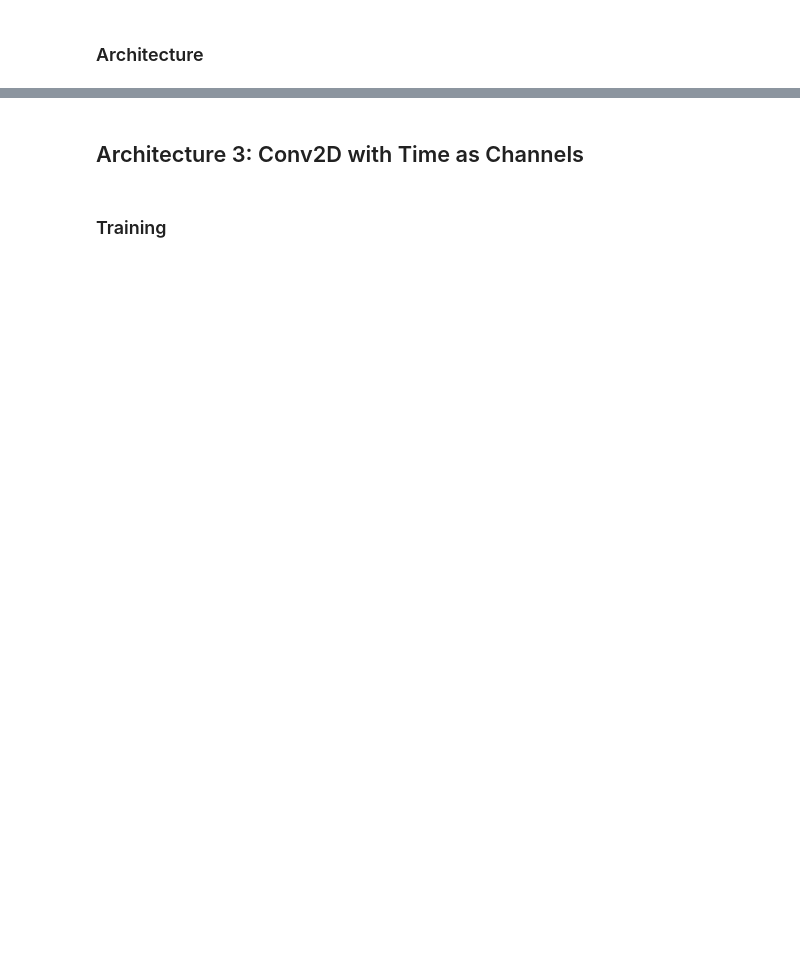
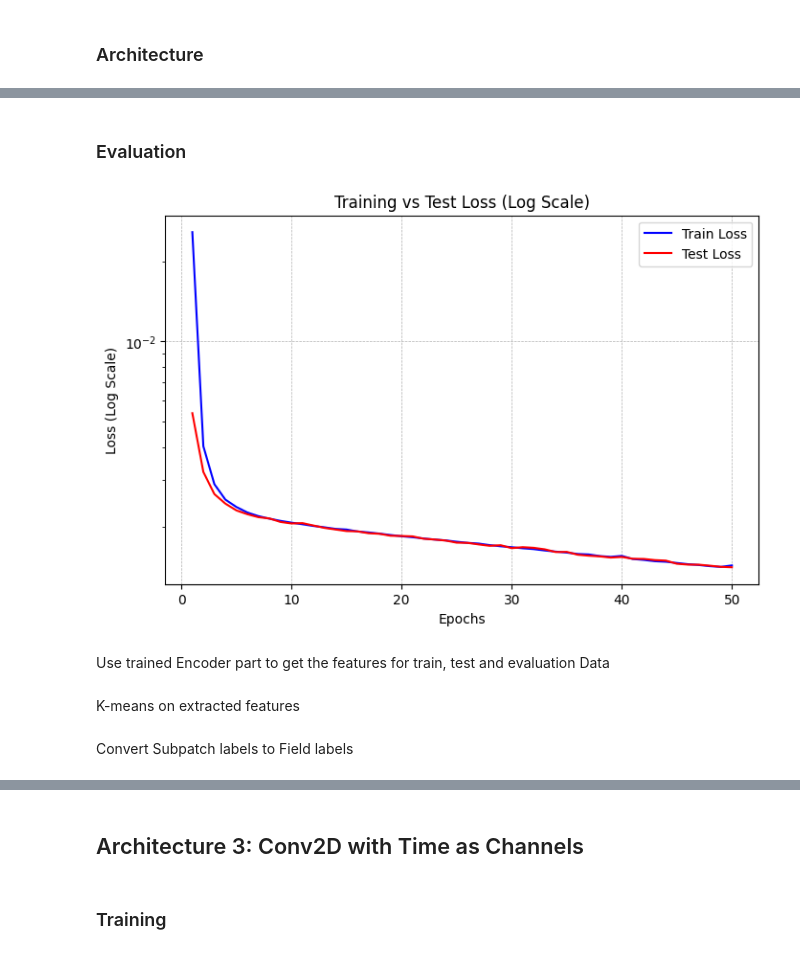
Before and after one commit to bhumikasadbhave/Master-Thesis-SITS, a Jupyter notebook: Modeling/temporal_ae.ipynb, the cells around one changed output, grey strips where cells are left out. Drawn from its saved outputs; the diff is of its cells as text; code cells hidden in the pictures; blank space fills up the shorter version.

```diff
--- a/Modeling/temporal_ae.ipynb
+++ b/Modeling/temporal_ae.ipynb
@@ -288,0 +417,2 @@ F1-score: [0.43137255 0.5915493 ]
+# %%
+trained_model, train_losses, test_losses  = train_model_ae(model, dataloader_train, dataloader_test, epochs=epochs, optimizer='SGD', lr=lr, momentum=momentum, device=device)
@@ -288,0 +437,8 @@ F1-score: [0.43137255 0.5915493 ]
+# %% [markdown]
+### Evaluation
+# %%
+plot_loss_log_scale(train_losses, test_losses)
+# %% [output]
+[figure, added]
+# %% [markdown]
+Use trained Encoder part to get the features for train, test and evaluation Data
@@ -288,0 +456,2 @@ F1-score: [0.43137255 0.5915493 ]
+# %% [markdown]
+K-means on extracted features
@@ -288,0 +463,2 @@ F1-score: [0.43137255 0.5915493 ]
+# %% [markdown]
+Convert Subpatch labels to Field labels
```
Also changed, not shown: parts of 45 cells of this notebook, 6 other files.
